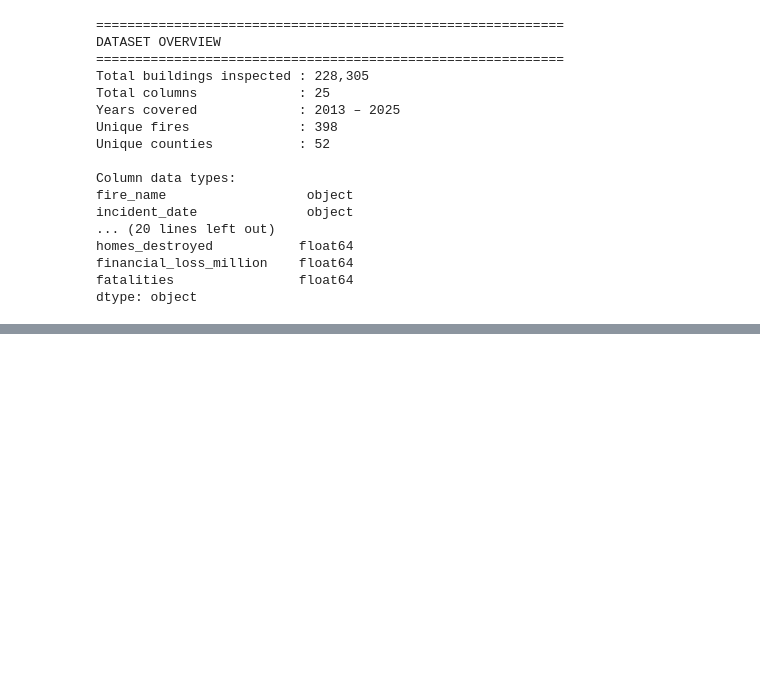
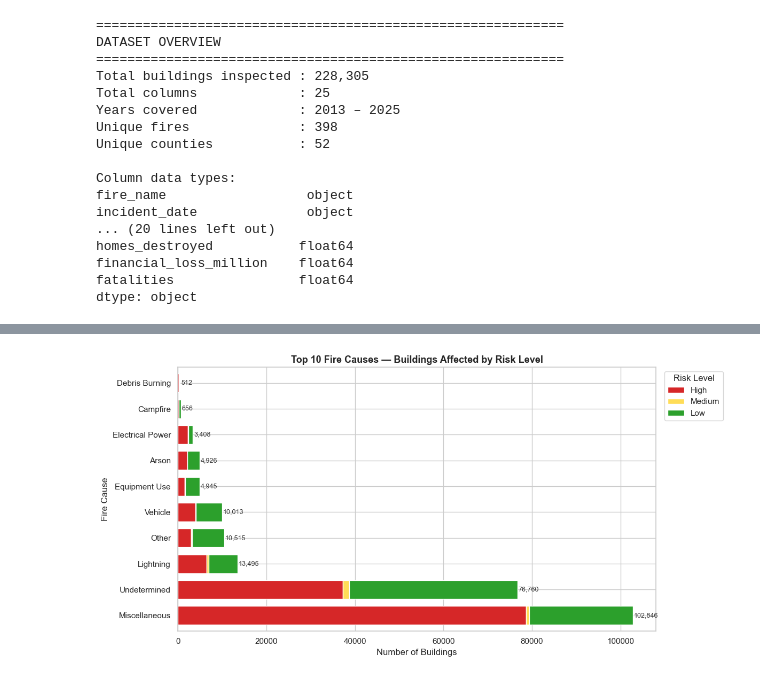
Before and after one commit to just-maki/UCInsure, a Jupyter notebook: src/wildfire_model/notebooks/02_calfire_eda.ipynb, the cells around one changed output, grey strips where cells are left out. Cells and saved outputs as stored; diff of their text form; code cells hidden in the pictures; blank space fills up the shorter version.

```diff
--- a/src/wildfire_model/notebooks/02_calfire_eda.ipynb
+++ b/src/wildfire_model/notebooks/02_calfire_eda.ipynb
@@ -99,0 +119,39 @@ Very High = 59.5% → will fix with SMOTE in Notebook 3
+# %%
+# Fire Cause Analysis
+
+# --- Top Fire Causes (absolute count, coloured by risk mix) ---
+plt.close('all')
+
+top_causes = df['cause'].value_counts().head(10).index
+df_cause = df[df['cause'].isin(top_causes)].copy()
+
+cause_risk_ct = (
+    df_cause.groupby(['cause', 'risk_level']).size()
+    .unstack(fill_value=0)
+)
+for col in risk_order:
+    if col not in cause_risk_ct.columns:
+        cause_risk_ct[col] = 0
+cause_risk_ct = cause_risk_ct[risk_order]
+
+# Sort causes by total buildings (descending)
+cause_risk_ct = cause_risk_ct.loc[cause_risk_ct.sum(axis=1).sort_values(ascending=True).index]
+
+fig, ax = plt.subplots(figsize=(12, 6))
+cause_risk_ct.plot(kind='barh', stacked=True, color=colors, ax=ax, width=0.72)
+ax.invert_yaxis()
+ax.set_title('Top 10 Fire Causes — Buildings Affected by Risk Level', fontsize=13, fontweight='bold')
+ax.set_xlabel('Number of Buildings')
+ax.set_ylabel('Fire Cause')
+ax.legend(title='Risk Level', bbox_to_anchor=(1.01, 1), loc='upper left')
+
+# Add count labels on total bar end
+totals = cause_risk_ct.sum(axis=1)
+for i, (idx, total) in enumerate(totals.items()):
+    ax.text(total + 200, i, f'{total:,}', va='center', fontsize=9, color='#333')
+
+plt.tight_layout()
+plt.savefig('../outputs/03a_cause_count.png', dpi=150, bbox_inches='tight')
+plt.show()
+# %% [output]
+[figure, added]
```
Also changed, not shown: parts of 7 cells of this notebook.
